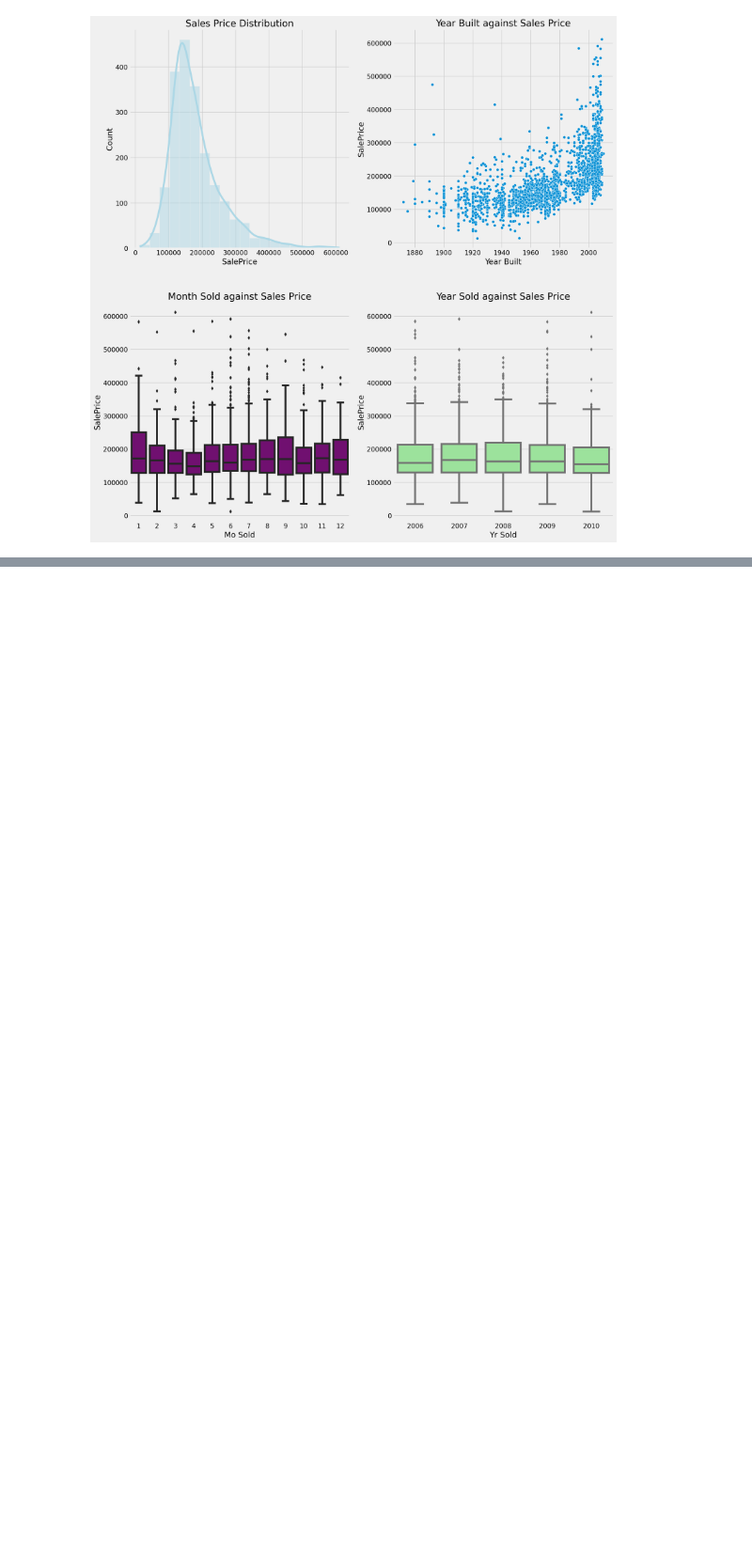
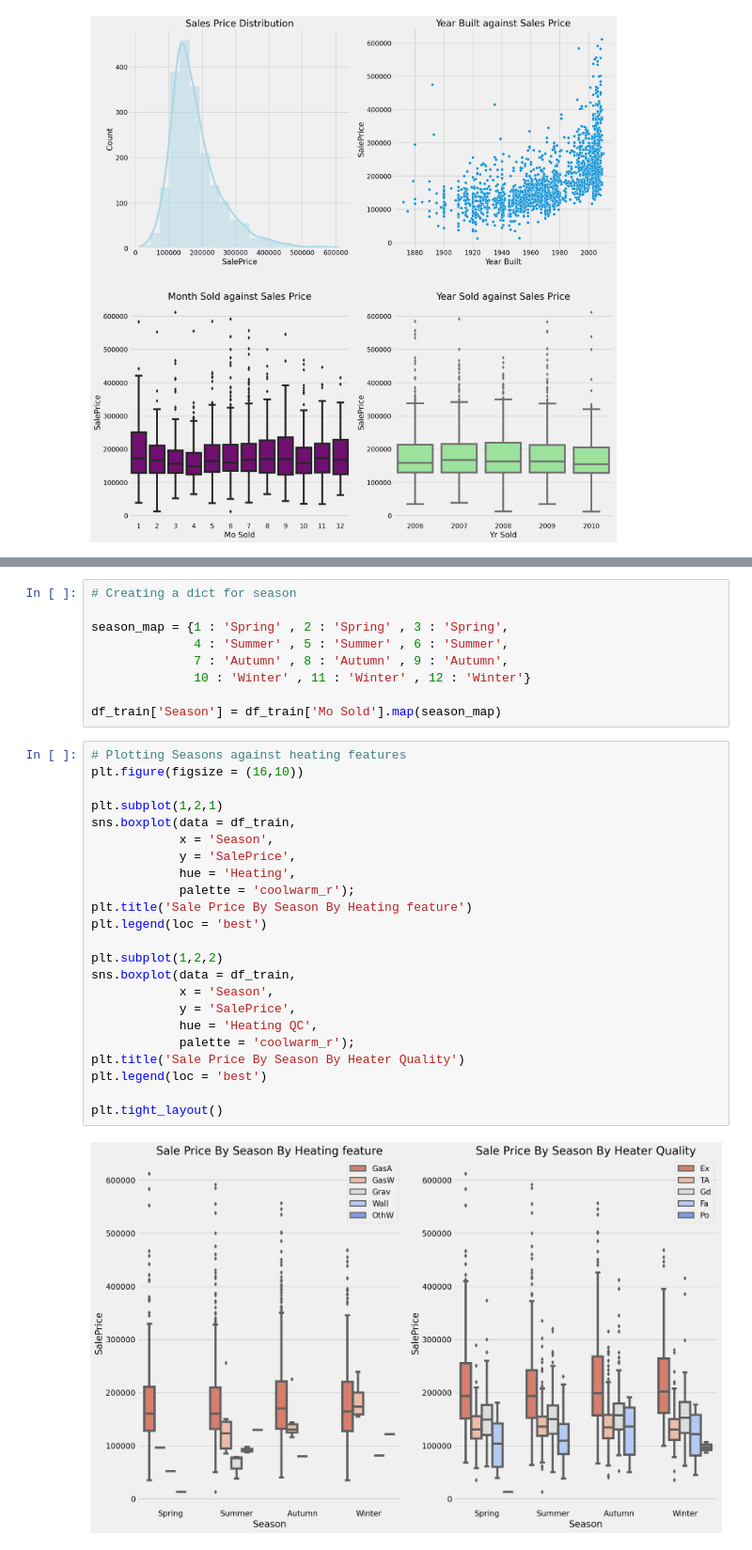
Before and after one commit to 86lekwenshiung/GA-Data-Science-Immersive-Projects, a Jupyter notebook: AMES Housing Price Prediction(P2)/AMES Housing Datasets.ipynb, the cells around one changed output, grey strips where cells are left out. Shown at 94% size. Cells and saved outputs as stored; diff of their text form; blank space fills up the shorter version.

```diff
--- a/AMES Housing Price Prediction(P2)/AMES Housing Datasets.ipynb
+++ b/AMES Housing Price Prediction(P2)/AMES Housing Datasets.ipynb
@@ -291,0 +305,34 @@ df_train['Misc Feature'].value_counts().plot()
+# %%
+# Creating a dict for season
+
+season_map = {1 : 'Spring' , 2 : 'Spring' , 3 : 'Spring',
+              4 : 'Summer' , 5 : 'Summer' , 6 : 'Summer',
+              7 : 'Autumn' , 8 : 'Autumn' , 9 : 'Autumn',
+              10 : 'Winter' , 11 : 'Winter' , 12 : 'Winter'}
+
+df_train['Season'] = df_train['Mo Sold'].map(season_map)
+# %%
+# Plotting Seasons against heating features
+plt.figure(figsize = (16,10))
+
+plt.subplot(1,2,1)
+sns.boxplot(data = df_train,
+            x = 'Season',
+            y = 'SalePrice',
+            hue = 'Heating',
+            palette = 'coolwarm_r');
+plt.title('Sale Price By Season By Heating feature')
+plt.legend(loc = 'best')
+
+plt.subplot(1,2,2)
+sns.boxplot(data = df_train,
+            x = 'Season',
+            y = 'SalePrice',
+            hue = 'Heating QC',
+            palette = 'coolwarm_r');
+plt.title('Sale Price By Season By Heater Quality')
+plt.legend(loc = 'best')
+
+plt.tight_layout()
+# %% [output]
+[figure, added]
```
Also changed, not shown: parts of 18 cells of this notebook.
